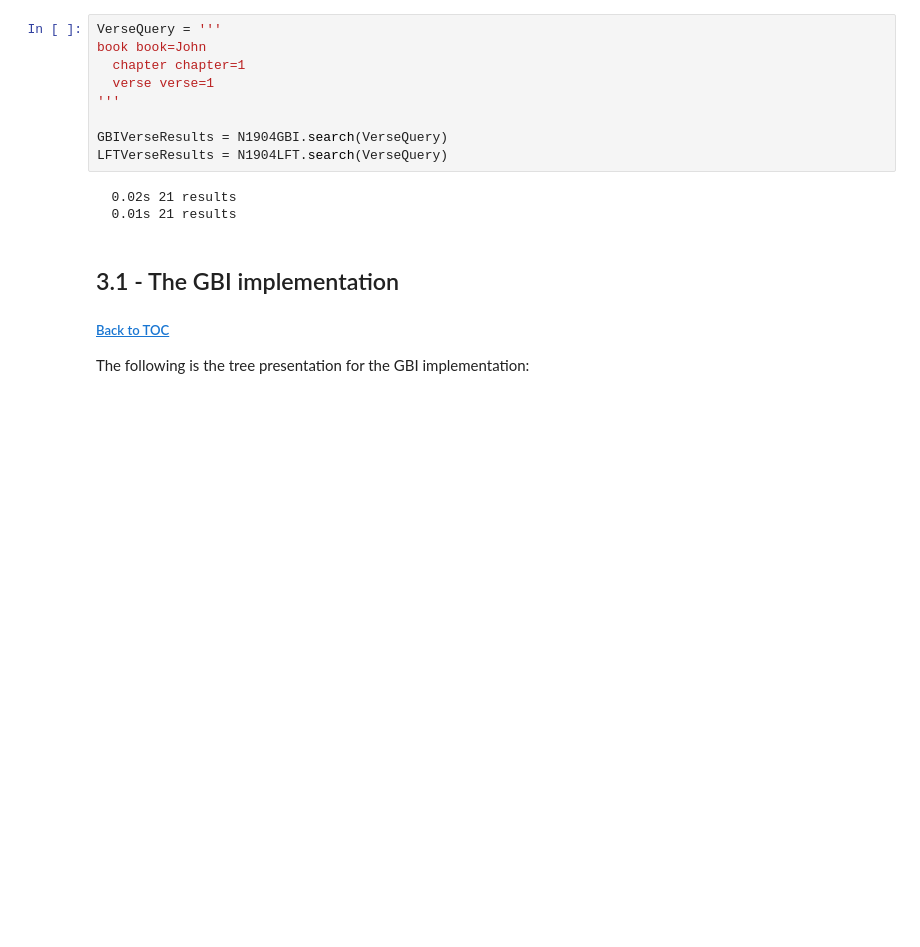
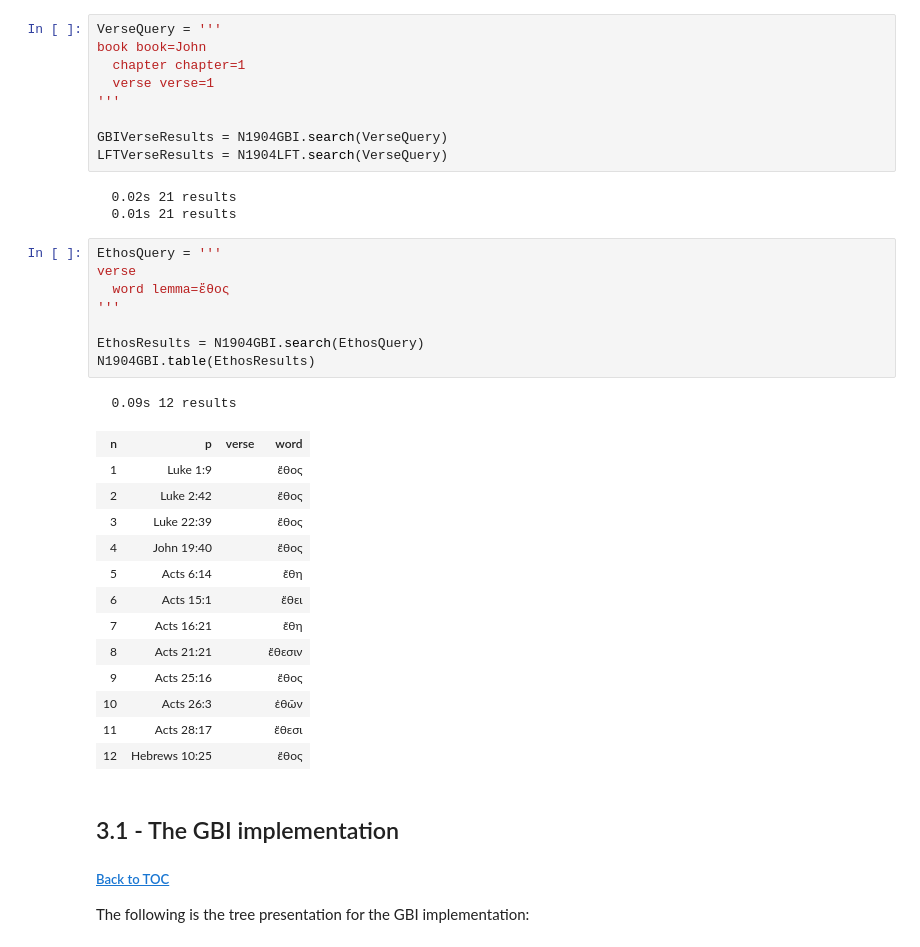
Before and after one commit to tonyjurg/Nestle1904LFT, a Jupyter notebook: docs/usecases/john1v1.ipynb, the cells around one changed output. Saved outputs shown, nothing was run; the diff lists cells and outputs as text; blank space fills up the shorter version.

```diff
--- a/docs/usecases/john1v1.ipynb
+++ b/docs/usecases/john1v1.ipynb
@@ -148,6 +148,29 @@ LFTVerseResults = N1904LFT.search(VerseQuery)
 # %% [output]
   0.02s 21 results
   0.01s 21 results
+# %%
+EthosQuery = '''
+verse
+  word lemma=ἔθος
+'''
+
+EthosResults = N1904GBI.search(EthosQuery)
+N1904GBI.table(EthosResults)
+# %% [output]
+  0.09s 12 results
+| n | p | verse | word |
+| 1 | Luke 1:9 |  | ἔθος |
+| 2 | Luke 2:42 |  | ἔθος |
+| 3 | Luke 22:39 |  | ἔθος |
+| 4 | John 19:40 |  | ἔθος |
+| 5 | Acts 6:14 |  | ἔθη |
+| 6 | Acts 15:1 |  | ἔθει |
+| 7 | Acts 16:21 |  | ἔθη |
+| 8 | Acts 21:21 |  | ἔθεσιν |
+| 9 | Acts 25:16 |  | ἔθος |
+| 10 | Acts 26:3 |  | ἐθῶν |
+| 11 | Acts 28:17 |  | ἔθεσι |
+| 12 | Hebrews 10:25 |  | ἔθος |
 # %% [markdown]
 ## 3.1 - The GBI implementation <a class="anchor" id="bullet3x1"></a>
 ##### [Back to TOC](#TOC)
```
Also changed, not shown: parts of 1 cell of this notebook, 3 other files.
